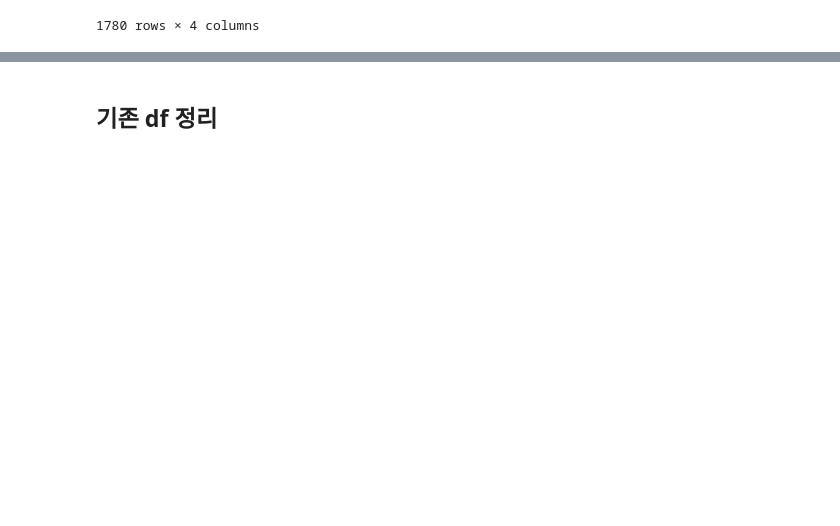
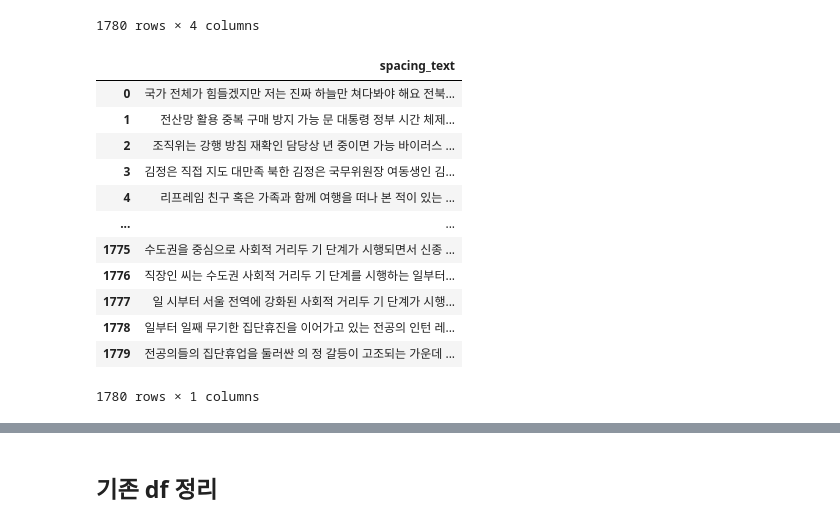
Before and after one commit to Hyun-Jun-Lee/News_Analysis, a Jupyter notebook: text_analysist.ipynb, the cells around one changed output, grey strips where cells are left out. Saved outputs shown, nothing was run; the diff lists cells and outputs as text; code cells hidden in the pictures; blank space fills up the shorter version.

```diff
--- a/text_analysist.ipynb
+++ b/text_analysist.ipynb
@@ -285,0 +297,17 @@ test_df
+# %%
+spacing_text = pd.DataFrame(ar,columns=['spacing_text'])
+spacing_text
+# %% [output]
+|  | spacing_text |
+| 0 | 국가 전체가 힘들겠지만 저는 진짜 하늘만 쳐다봐야 해요 전북... |
+| 1 | 전산망 활용 중복 구매 방지 가능 문 대통령 정부 시간 체제... |
+| 2 | 조직위는 강행 방침 재확인 담당상 년 중이면 가능 바이러스 ... |
+| 3 | 김정은 직접 지도 대만족 북한 김정은 국무위원장 여동생인 김... |
+| 4 | 리프레임 친구 혹은 가족과 함께 여행을 떠나 본 적이 있는 ... |
+| ... | ... |
+| 1775 | 수도권을 중심으로 사회적 거리두 기 단계가 시행되면서 신종 ... |
+| 1776 | 직장인 씨는 수도권 사회적 거리두 기 단계를 시행하는 일부터... |
+| 1777 | 일 시부터 서울 전역에 강화된 사회적 거리두 기 단계가 시행... |
+| 1778 | 일부터 일째 무기한 집단휴진을 이어가고 있는 전공의 인턴 레... |
+| 1779 | 전공의들의 집단휴업을 둘러싼 의 정 갈등이 고조되는 가운데 ... |
+1780 rows × 1 columns
```
Also changed, not shown: parts of 12 cells of this notebook.
